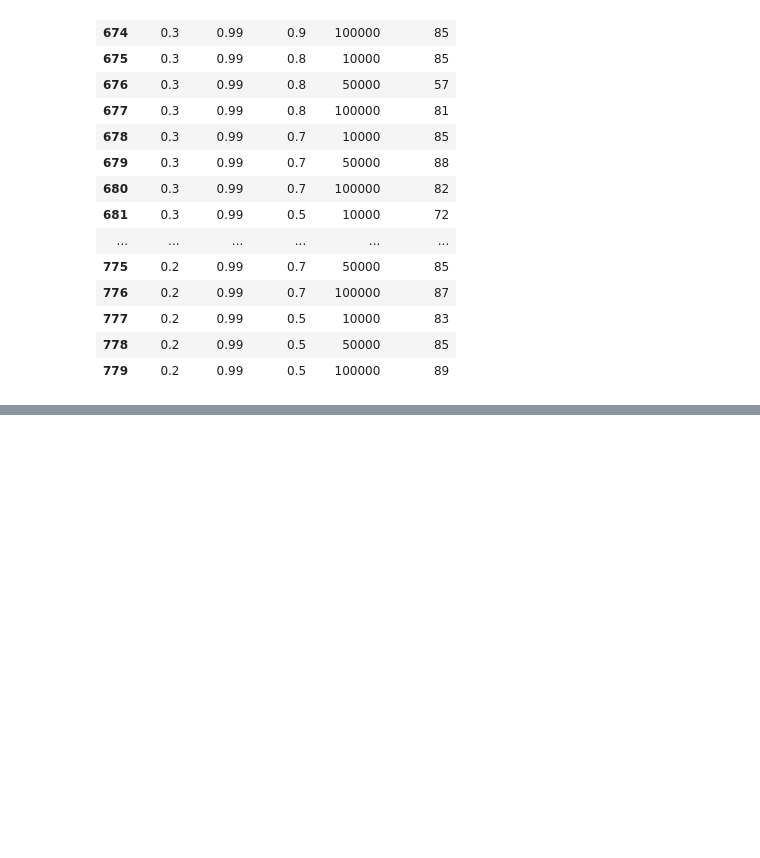
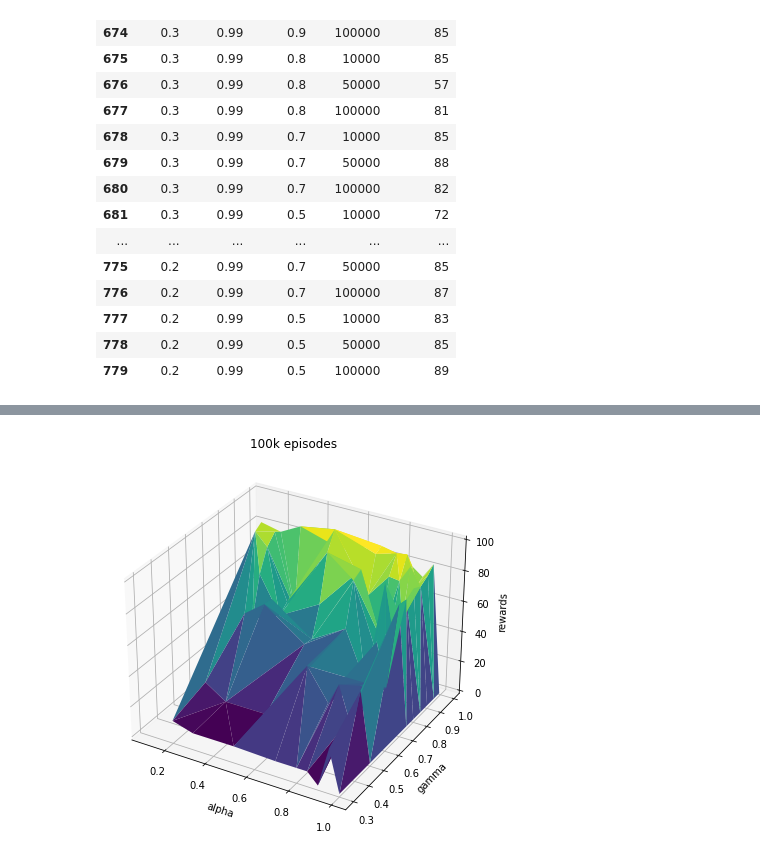
Before and after one commit to fbarth/ai-course, a Jupyter notebook: reinLearn/grid_results/Report.ipynb, the cells around one changed output, grey strips where cells are left out. Saved outputs shown, nothing was run; the diff lists cells and outputs as text; code cells hidden in the pictures; blank space fills up the shorter version.

```diff
--- a/reinLearn/grid_results/Report.ipynb
+++ b/reinLearn/grid_results/Report.ipynb
@@ -84,0 +154,17 @@ Desta forma, sugere-se os seguintes hiperparâmetros:
+# %%
+from mpl_toolkits.mplot3d import Axes3D
+import matplotlib.pyplot as plt
+
+df3 = df2[df2['episodes'] == 100000]
+
+fig = plt.figure(figsize=(10,7))
+ax = fig.gca(projection='3d')
+ax.plot_trisurf(df3['alpha'], df3['gamma'], df3['rewards'], cmap=plt.cm.viridis)
+ax.set_title('100k episodes')
+ax.set_xlabel('alpha')
+ax.set_ylabel('gamma')
+ax.set_zlabel('rewards')
+ax.set_zlim(0, 100)
+plt.show()
+# %% [output]
+[figure, added]
```
Also changed, not shown: parts of 19 cells of this notebook, 7 other files.
